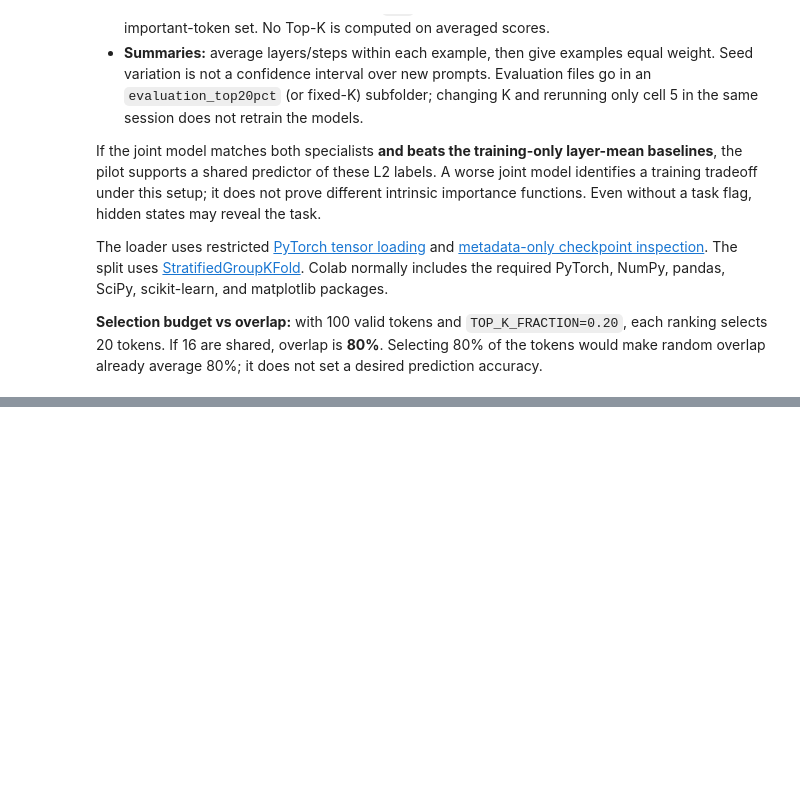
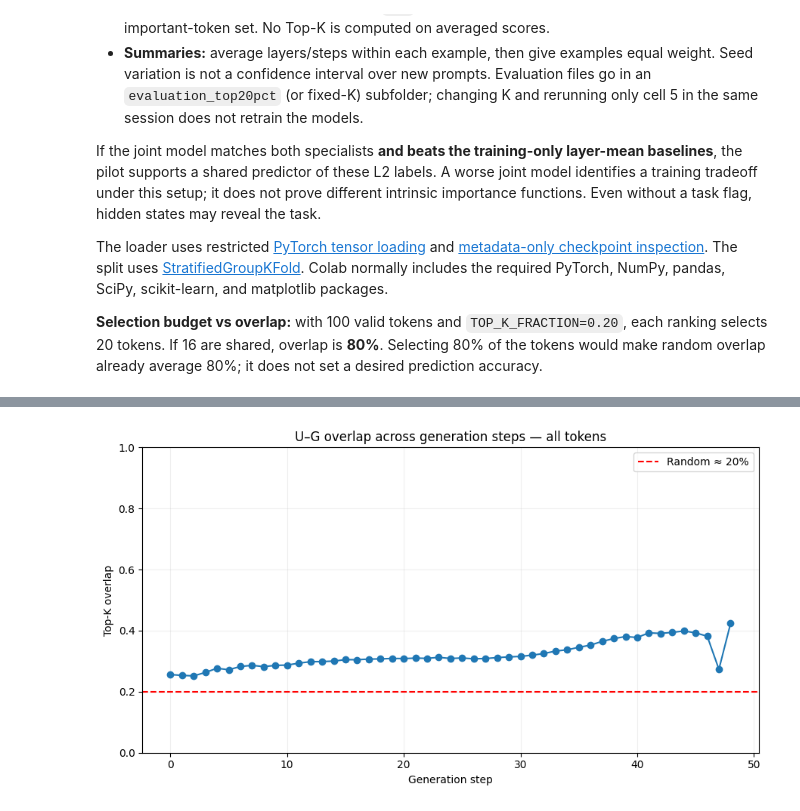
Before and after one commit to Nicerova7/FlashU-Lab, a Jupyter notebook: evaluation/train_token_importance_mlp.ipynb, the cells around one changed output, grey strips where cells are left out. Saved outputs shown, nothing was run; the diff lists cells and outputs as text; code cells hidden in the pictures; blank space fills up the shorter version.

```diff
--- a/evaluation/train_token_importance_mlp.ipynb
+++ b/evaluation/train_token_importance_mlp.ipynb
@@ -596,0 +1112,35 @@ print("Evaluation saved to:", EVAL_DIR)
+# %%
+g_by_step = (
+    by_layer_step[by_layer_step["task"] == "G"]
+    .groupby("step", as_index=False)
+    .agg(
+        overlap=("overlap", "mean"),
+        chance=("chance", "mean")
+    )
+)
+
+plt.figure(figsize=(9, 5))
+
+plt.plot(
+    g_by_step["step"],
+    g_by_step["overlap"],
+    marker="o"
+)
+
+plt.axhline(
+    g_by_step["chance"].mean(),
+    color="red",
+    linestyle="--",
+    label="Random ≈ 20%"
+)
+
+plt.title("U–G overlap across generation steps — all tokens")
+plt.xlabel("Generation step")
+plt.ylabel("Top-K overlap")
+plt.ylim(0, 1)
+plt.grid(alpha=0.2)
+plt.legend()
+plt.tight_layout()
+plt.show()
+# %% [output]
+[figure, added]
```
Also changed, not shown: parts of 11 cells of this notebook, 5 other files.
